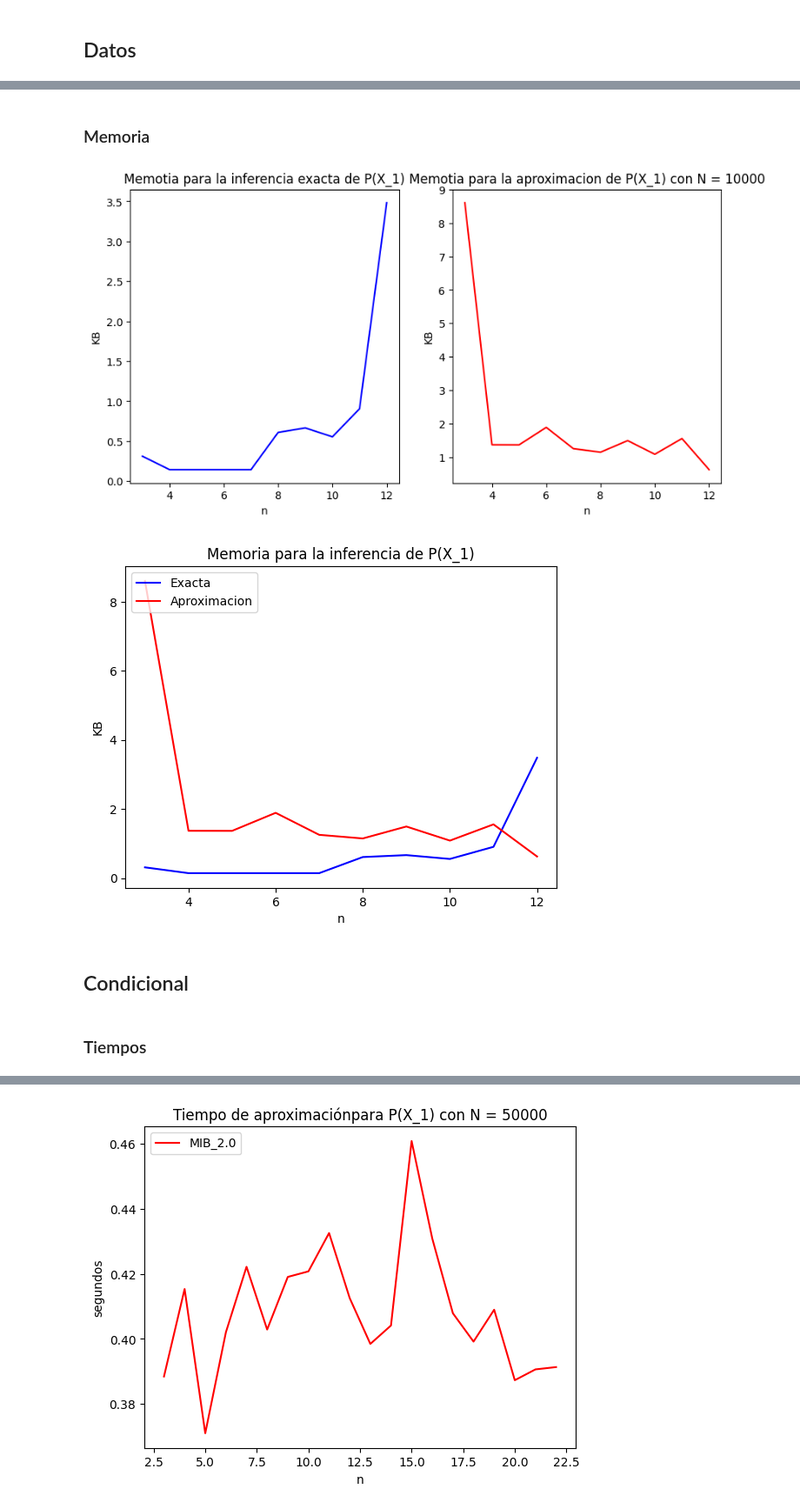
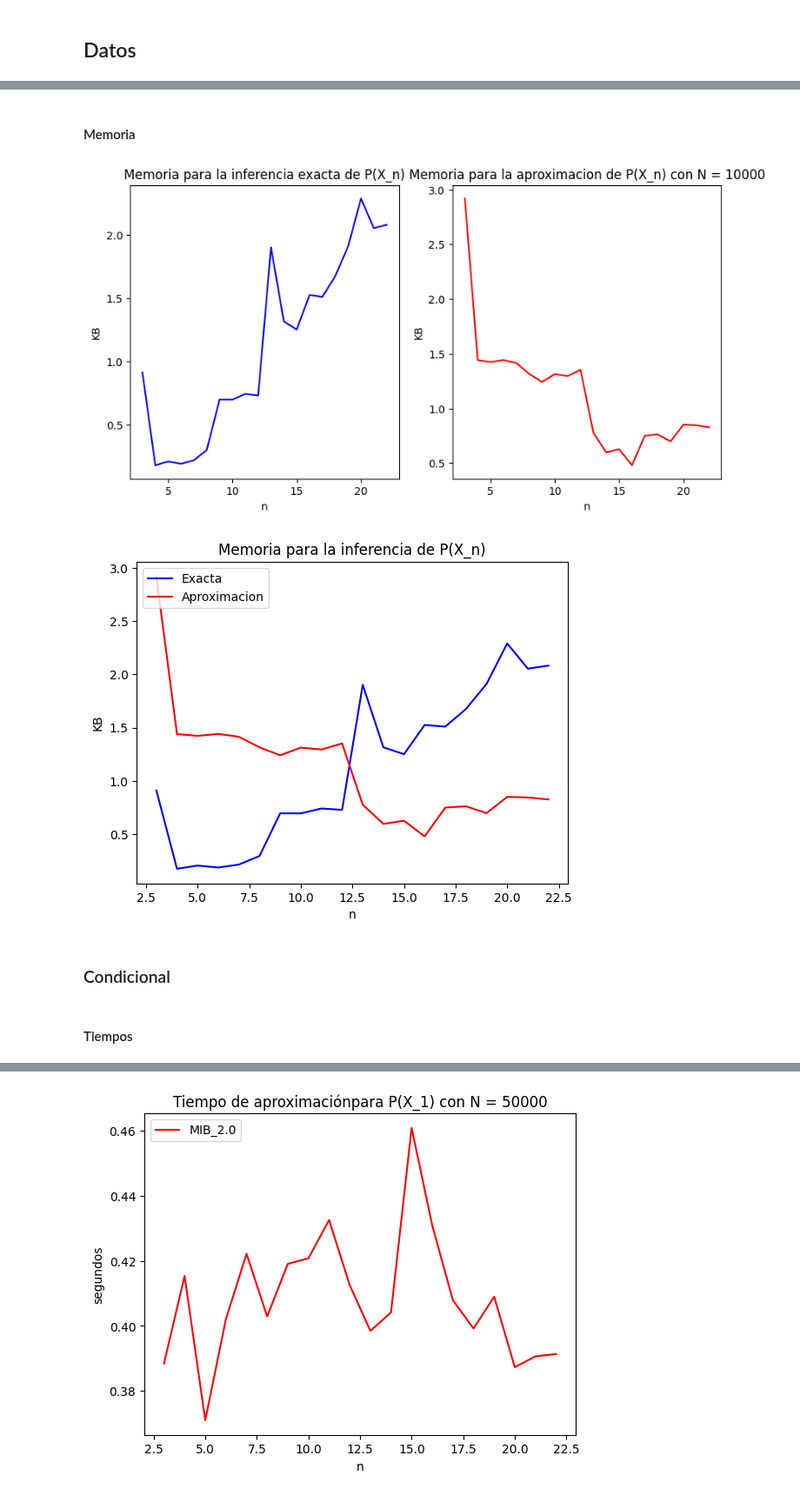
Before and after one commit to robertorys/Tesis, a Jupyter notebook: Test_mib_v2_3_2.ipynb, the cells around one changed output, grey strips where cells are left out. Shown at 87% size. Drawn from its saved outputs; the diff is of its cells as text; code cells hidden in the pictures.

Commit message:
test y comparacion de exacta y aproximacion

```diff
--- a/Test_mib_v2_3_2.ipynb
+++ b/Test_mib_v2_3_2.ipynb
@@ -492,7 +489,7 @@ memoryC_A = []
 
 test_n = 10
 for i in range(n):
-    print(i)
+    print(i+1)
     values = set([0,1])
 
     vars = tuple([mb.Var("X"+str(j+1), values) for j in range(i+3)])
@@ -517,7 +514,7 @@ for i in range(n):
     timesC_Ai = 0
     memoryC_Ai = 0
     for m in range(test_n):
-        print(f"\t{m}")
+        print(f"\t{m+1}")
         # Inferencia de una distibución condicional
         tracemalloc.start()
 
@@ -531,7 +528,7 @@ for i in range(n):
         tiempo_ejecucion = fin - inicio
 
         timesC_i += tiempo_ejecucion
-        memoryC_i += memoria_pico
+        memoryC_i += memoria_actual
 
         # Aproximación de una distibución condicional
         tracemalloc.start()
@@ -546,7 +543,7 @@ for i in range(n):
         tiempo_ejecucion = fin - inicio
 
         timesC_Ai += tiempo_ejecucion
-        memoryC_Ai += memoria_pico
+        memoryC_Ai += memoria_actual
 
     timesC.append(timesC_i/ test_n)
     memoryC.append(memoryC_i / test_n)
@@ -623,20 +643,20 @@ grafica(timesM, timesM_A, 'Exacta', 'Aproximacion', "Tiempo de inferencia para P
 # %% [markdown]
-### Memoria
+#### Memoria
 # %%
-xn = [i+3 for i in range(10)]
-title1 = "Memotia para la inferencia exacta de P(X_1)"
-title2 = "Memotia para la aproximacion de P(X_1) con N = 10000"
+xn = [i+3 for i in range(n)]
+title1 = "Memoria para la inferencia exacta de P(X_n)"
+title2 = "Memoria para la aproximacion de P(X_n) con N = 10000"
 grafica2([m/1000 for m in memoryM], [m/1000 for m in memoryM_A], title1, title2, xn, 'n', 'KB')
 # %% [output]
-[figure, old version]
+[figure, new version]
 # %%
-grafica([m/1000 for m in memoryM], [m/1000 for m in memoryM_A], 'Exacta', 'Aproximacion', "Memoria para la inferencia de P(X_1)", xn, 'n', 'KB')
+grafica([m/1000 for m in memoryM], [m/1000 for m in memoryM_A], 'Exacta', 'Aproximacion', "Memoria para la inferencia de P(X_n)", xn, 'n', 'KB')
 # %% [output]
-[figure, old version]
+[figure, new version]
 # %% [markdown]
-## Condicional
+### Condicional
 # %% [markdown]
-### Tiempos
+#### Tiempos
 # %%
 xn = [i+3 for i in range(n)]
 title1 = "Tiempos de inferencia exacta para P(X_1|X_2,X_n)"
```
Also changed, not shown: parts of 13 cells of this notebook, 3 other files.
